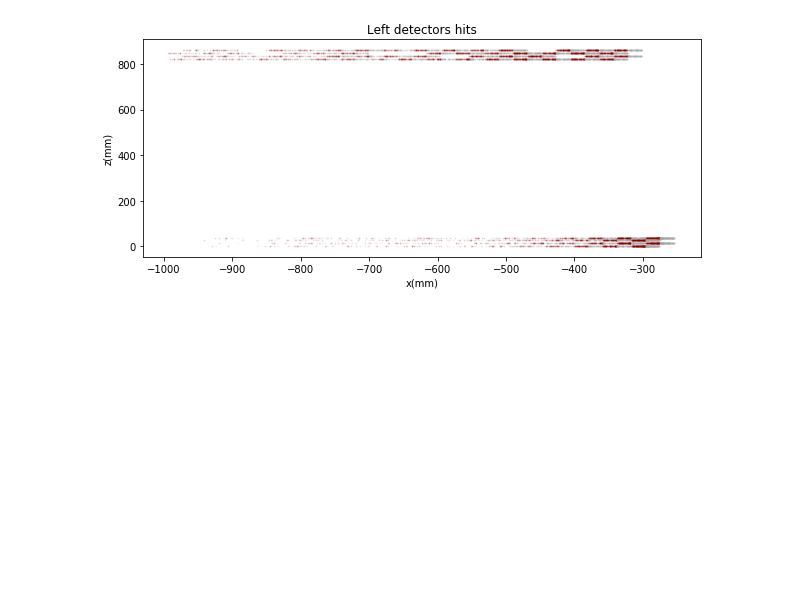
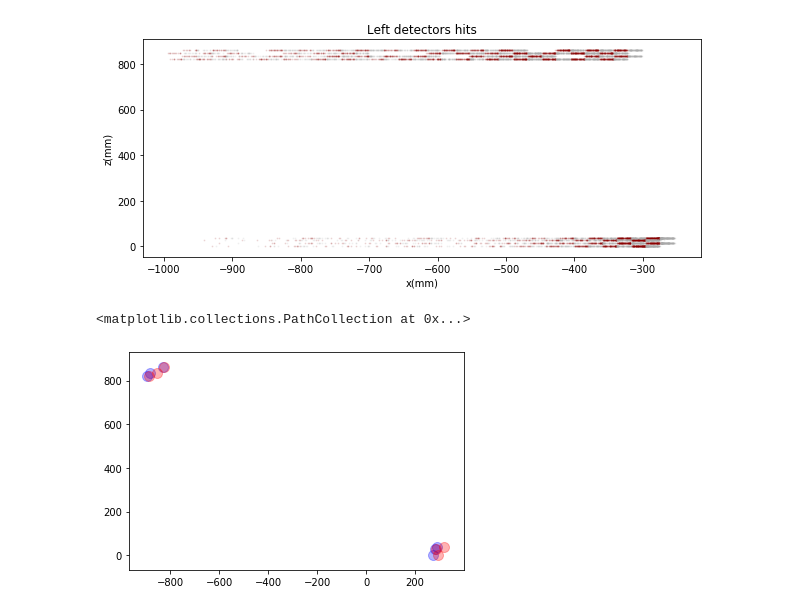
Before and after one commit to IvanDiTerlizzi/LCP_work, a Jupyter notebook: Calibration.ipynb, the cells around one changed output. Saved outputs shown, nothing was run; the diff lists cells and outputs as text; code cells hidden in the pictures; blank space fills up the shorter version.

```diff
--- a/Calibration.ipynb
+++ b/Calibration.ipynb
@@ -136,3 +143,9 @@ Text(0.5, 1.0, 'Left detectors hits')
+# %%
+plt.scatter(left,z,c="blue",alpha = 0.3,s = 100 )
+plt.scatter(right,z,c="red",alpha = 0.3,s = 100)
+# %% [output]
+<matplotlib.collections.PathCollection at 0x...>
+[figure, added]
 # %%
 #Getting only "Good" Events, at least 3 hits in 3 different layers into one chamber
 #To be modified with smarter ways, using pandas
```
Also changed, not shown: parts of 4 cells of this notebook.
